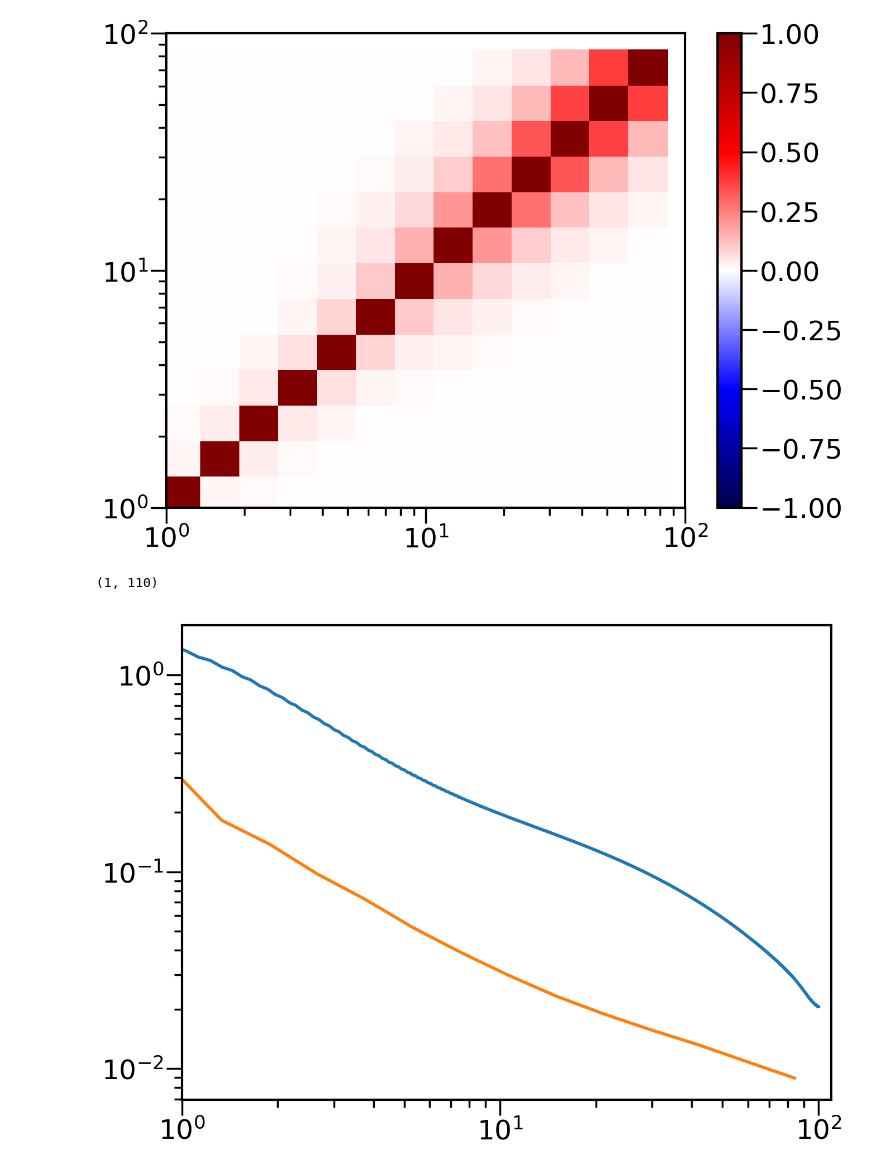
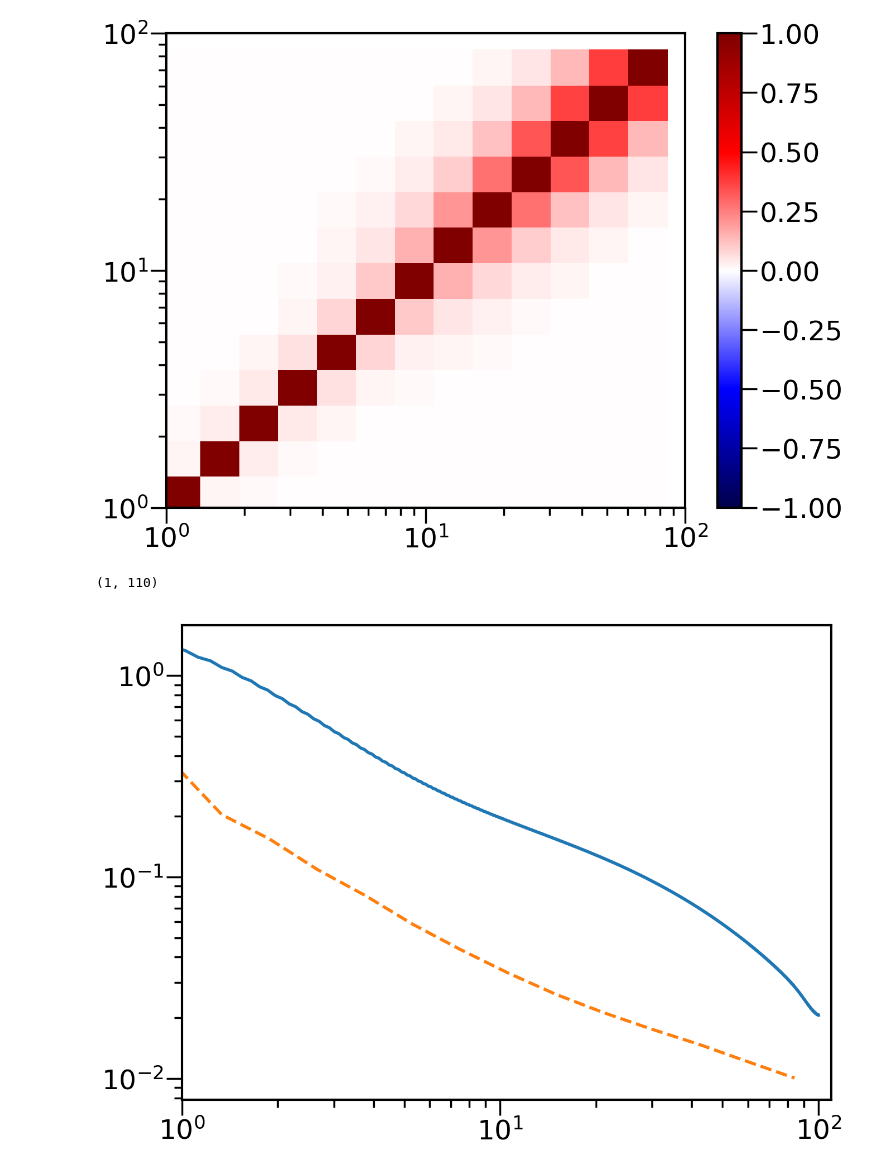
Before and after one commit to sukhdeep2/Public-code, a Jupyter notebook: Hankel_transform/IA models.ipynb, the cells around one changed output. Saved outputs shown, nothing was run; the diff lists cells and outputs as text; code cells hidden in the pictures.

```diff
--- a/Hankel_transform/IA models.ipynb
+++ b/Hankel_transform/IA models.ipynb
@@ -169,8 +169,9 @@ p_gk=pk[0]*wgp_f
 p_kk=pk[0]*wpp_f
 # %%
 #lensing contribution
-l,cl=PS.kappa_cl(zs1=[z_mean],zs2=[z_mean],p_zs1=[1],p_zs2=[1],pk_func=PS.class_pk,zl_max=z_mean)
-p_kappa=cl*cosmo.comoving_transverse_distance(z_mean)**2 #this is an approximation
-k_kappa=l*cosmo.comoving_transverse_distance(z_mean)
+l=np.unique(np.int32(kh*cosmo.comoving_transverse_distance(z_mean).value))
+l,cl=PS.kappa_cl(zs1=[z_mean],zs2=[z_mean],p_zs1=[1],p_zs2=[1],pk_func=PS.class_pk,zl_max=z_mean,l=l)
+p_kappa=cl*cosmo.comoving_transverse_distance(z_mean)**3 / 2 #this is an approximation
+k_kappa=l/cosmo.comoving_transverse_distance(z_mean)
 p_kappa_int=interp1d(k_kappa,p_kappa,bounds_error=False, fill_value=0)
 p_kappa=p_kappa_int(kh)
@@ -177,9 +185,10 @@ p_kappa=p_kappa_int(kh)
 # %%
-area=10000 #sq. degrees
+area=8000 #sq. degrees
 area_comoving=area*(np.pi/180)**2*cosmo.comoving_distance(z=z_mean)**2
 L_W=cosmo.comoving_distance(z=z_max)-cosmo.comoving_distance(z=z_min)
 vol=area_comoving*L_W
 vol=vol.value
+area_comoving=area_comoving.value
 # %%
 p_g_cov=p_g+g_shot_noise
 p_kk_cov=p_kk+p_kappa+shape_noise
@@ -193,7 +202,7 @@ r,cov_gkgk=HT.projected_covariance(k_pk=kh,pk1=p_gk_cov,pk2=p_gk_cov,j_nu=2)#ret
 r_re,cov_gkgk_re=HT.bin_cov(r=r,cov=cov_gkgk,r_bins=r_bins)
 corr=HT.corr_matrix(cov=cov_gkgk_re)
 # %%
-cov_final=(cov_ggkk_re+cov_gkgk_re)/area
+cov_final=(cov_ggkk_re+cov_gkgk_re)/area_comoving
 corr=HT.corr_matrix(cov=cov_final)
 errors=HT.diagonal_err(cov=cov_final)
 # %%
@@ -222,13 +231,13 @@ ylim(HT.rmin,HT.rmax)
 [figure]
 # %%
 plot(r_gp,wgp)
-plot(r_re,errors)
+plot(r_re,errors,'--')
 xscale('log')
 yscale('log')
 xlim(1,110)
 # %% [output]
 (1, 110)
-[figure, old version]
+[figure, new version]
 # %%
 plot(r_gp,wgp)
 plot(lowz_dat['rp'],lowz_dat['wgp'])
```
Also changed, not shown: parts of 5 cells of this notebook.
